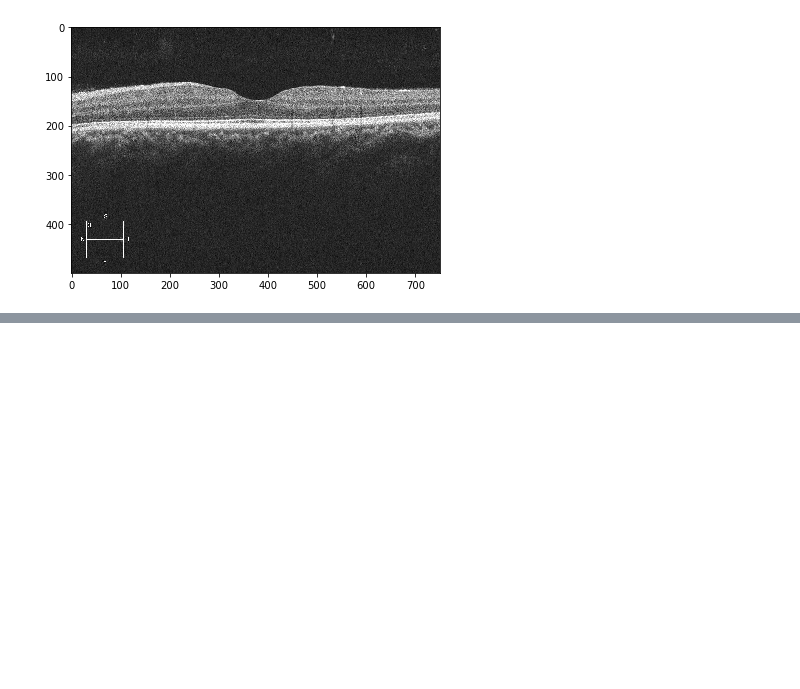
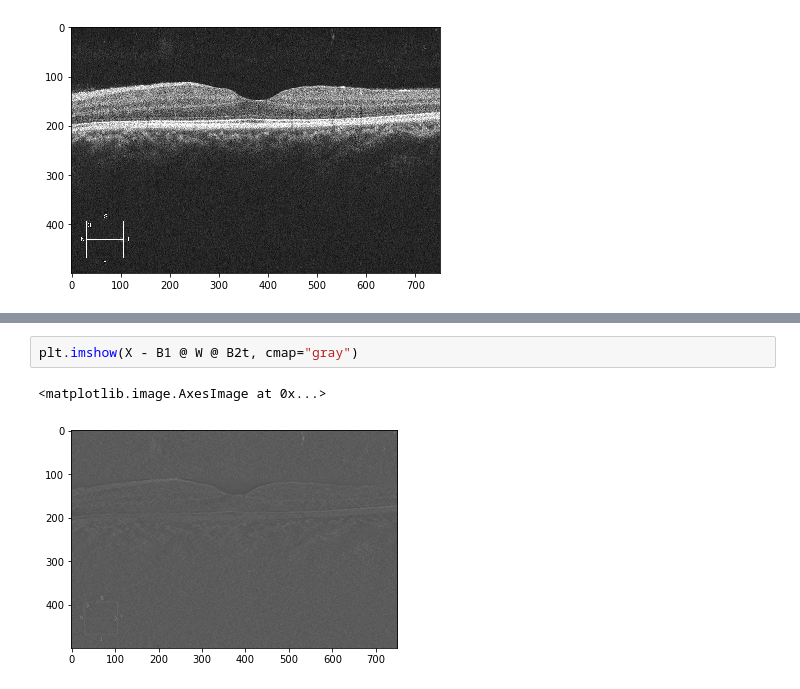
Before and after one commit to zvi-goldstein/E6876_Final_Project, a Jupyter notebook: OCT_reconstruction.ipynb, the cells around one changed output, grey strips where cells are left out. Saved outputs shown, nothing was run; the diff lists cells and outputs as text; blank space fills up the shorter version.

```diff
--- a/OCT_reconstruction.ipynb
+++ b/OCT_reconstruction.ipynb
@@ -112,0 +124,5 @@ plt.imshow(B1 @ W @ B2t)
+# %%
+plt.imshow(X - B1 @ W @ B2t, cmap="gray")
+# %% [output]
+<matplotlib.image.AxesImage at 0x...>
+[figure, added]
```
Also changed, not shown: parts of 7 cells of this notebook.
